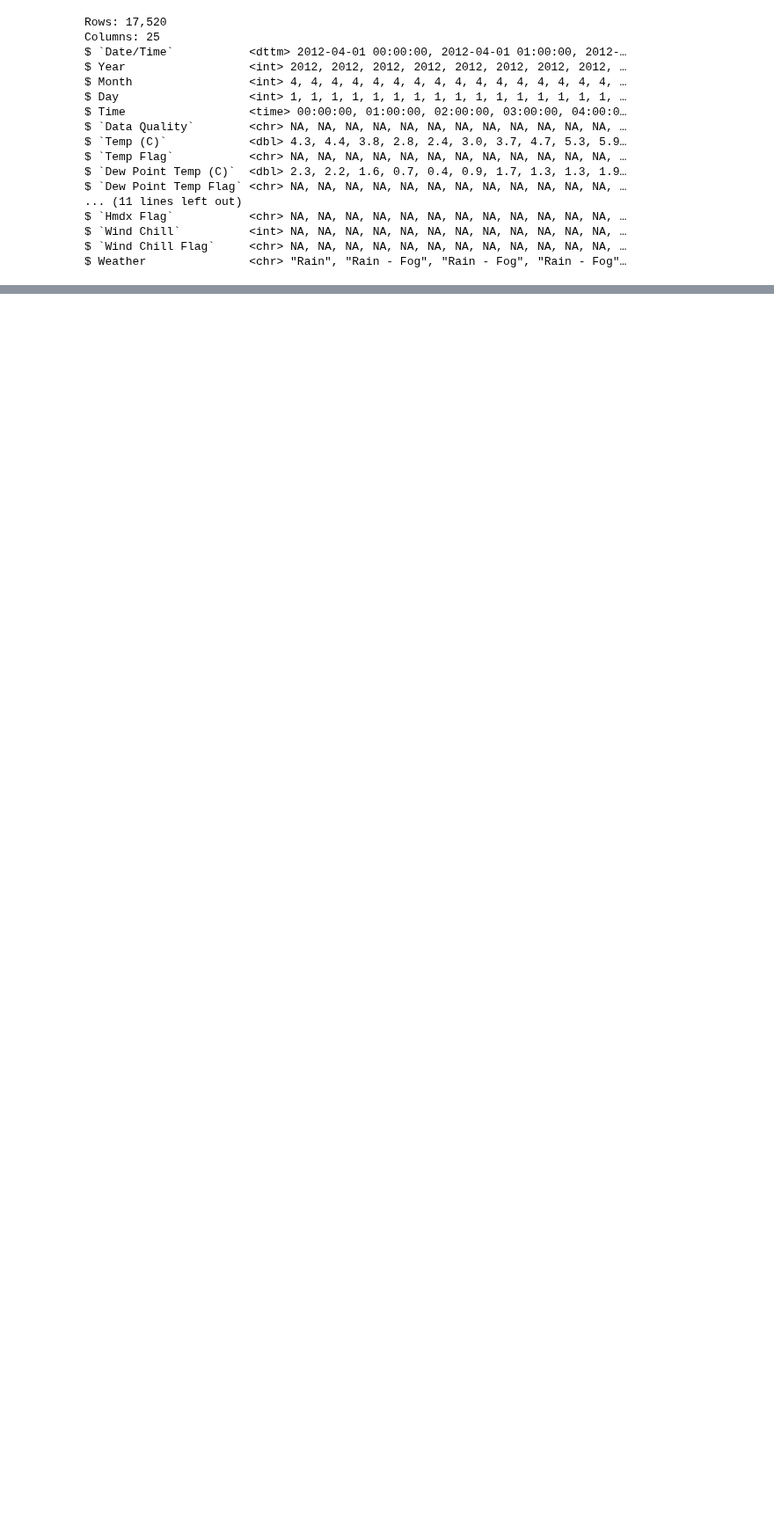
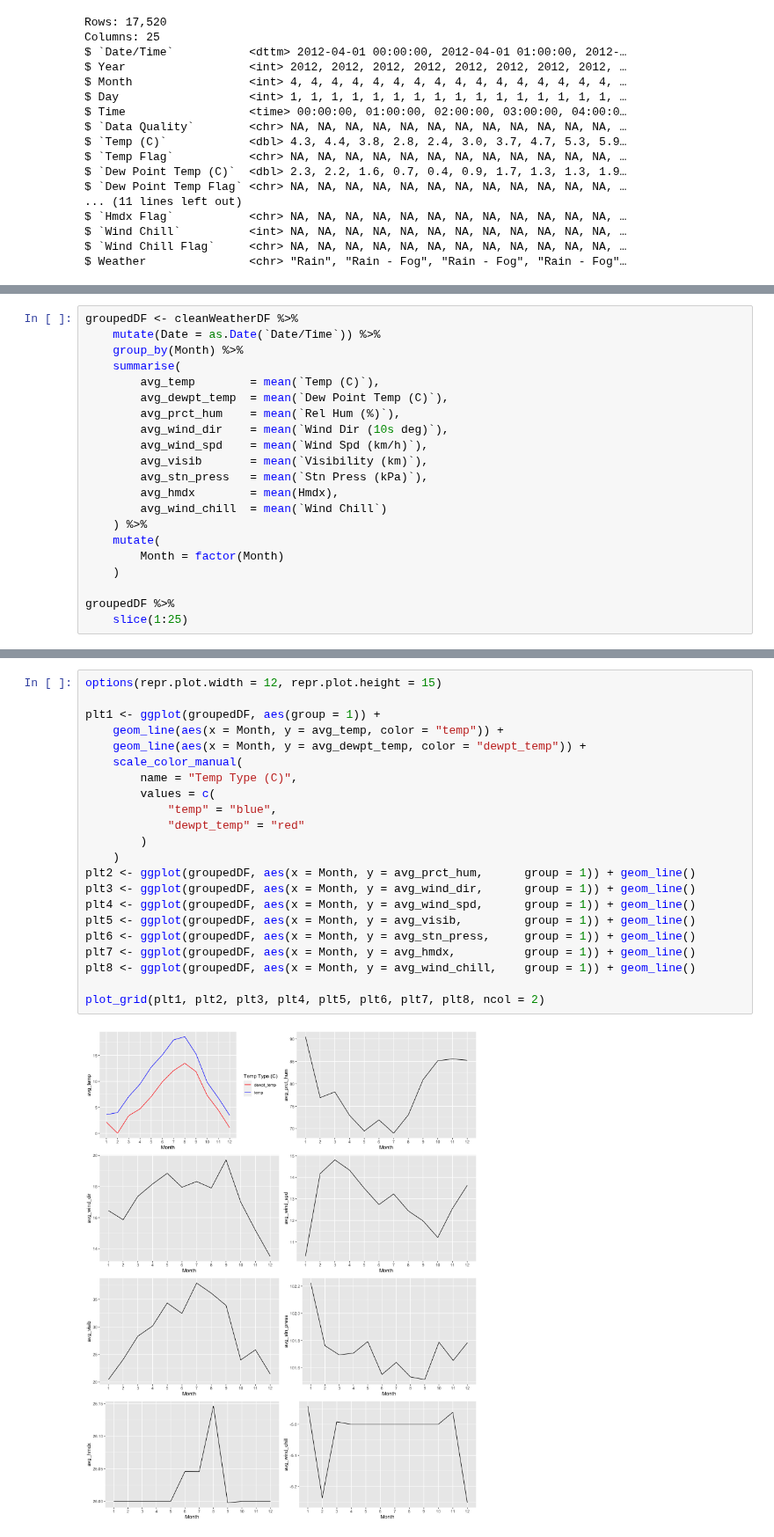
Before and after one commit to philippebarrette4/INF1430, a Jupyter notebook: scripts/ClimateAnalysis/HourlyWeather.ipynb, the cells around one changed output, grey strips where cells are left out. Shown at 88% size. Drawn from its saved outputs; the diff is of its cells as text; blank space fills up the shorter version.

Commit message:
Added some analysis to hourlyWeather

```diff
--- a/scripts/ClimateAnalysis/HourlyWeather.ipynb
+++ b/scripts/ClimateAnalysis/HourlyWeather.ipynb
@@ -61,0 +97,21 @@ $ Weather               <chr> "Rain", "Rain - Fog", "Rain - Fog", "Rain - Fog"
+# %%
+groupedDF <- cleanWeatherDF %>%
+    mutate(Date = as.Date(`Date/Time`)) %>%
+    group_by(Month) %>%
+    summarise(
+        avg_temp        = mean(`Temp (C)`),
+        avg_dewpt_temp  = mean(`Dew Point Temp (C)`),
+        avg_prct_hum    = mean(`Rel Hum (%)`),
+        avg_wind_dir    = mean(`Wind Dir (10s deg)`),
+        avg_wind_spd    = mean(`Wind Spd (km/h)`),
+        avg_visib       = mean(`Visibility (km)`),
+        avg_stn_press   = mean(`Stn Press (kPa)`),
+        avg_hmdx        = mean(Hmdx),
+        avg_wind_chill  = mean(`Wind Chill`)
+    ) %>%
+    mutate(
+        Month = factor(Month)
+    )
+
+groupedDF %>%
+    slice(1:25)
@@ -61,0 +134,24 @@ $ Weather               <chr> "Rain", "Rain - Fog", "Rain - Fog", "Rain - Fog"
+# %%
+options(repr.plot.width = 12, repr.plot.height = 15)
+
+plt1 <- ggplot(groupedDF, aes(group = 1)) +
+    geom_line(aes(x = Month, y = avg_temp, color = "temp")) +
+    geom_line(aes(x = Month, y = avg_dewpt_temp, color = "dewpt_temp")) +
+    scale_color_manual(
+        name = "Temp Type (C)",
+        values = c(
+            "temp" = "blue",
+            "dewpt_temp" = "red"
+        )
+    )
+plt2 <- ggplot(groupedDF, aes(x = Month, y = avg_prct_hum,      group = 1)) + geom_line()
+plt3 <- ggplot(groupedDF, aes(x = Month, y = avg_wind_dir,      group = 1)) + geom_line()
+plt4 <- ggplot(groupedDF, aes(x = Month, y = avg_wind_spd,      group = 1)) + geom_line()
+plt5 <- ggplot(groupedDF, aes(x = Month, y = avg_visib,         group = 1)) + geom_line()
+plt6 <- ggplot(groupedDF, aes(x = Month, y = avg_stn_press,     group = 1)) + geom_line()
+plt7 <- ggplot(groupedDF, aes(x = Month, y = avg_hmdx,          group = 1)) + geom_line()
+plt8 <- ggplot(groupedDF, aes(x = Month, y = avg_wind_chill,    group = 1)) + geom_line()
+
+plot_grid(plt1, plt2, plt3, plt4, plt5, plt6, plt7, plt8, ncol = 2)
+# %% [output]
+[figure, added]
```
Also changed, not shown: parts of 4 cells of this notebook.
